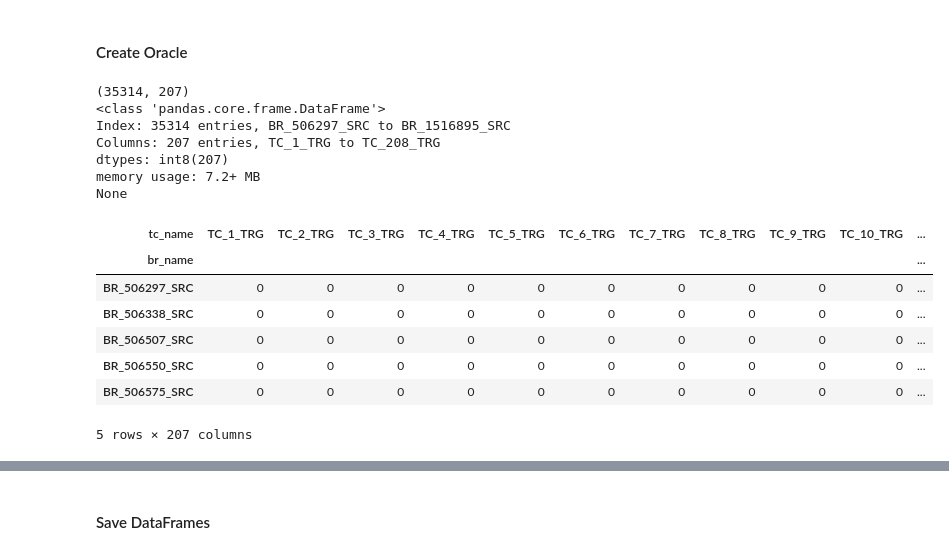
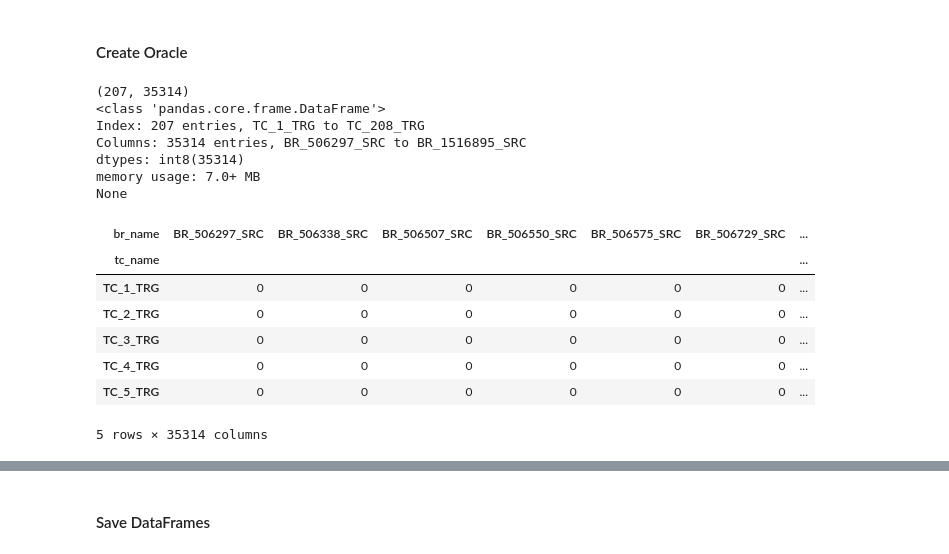
Before and after one commit to Pointpt/trace-link-recovery-study, a Jupyter notebook: scripts/input_proc_fx_v2.ipynb, the cells around one changed output, grey strips where cells are left out. Saved outputs shown, nothing was run; the diff lists cells and outputs as text; code cells hidden in the pictures.

```diff
--- a/scripts/input_proc_fx_v2.ipynb
+++ b/scripts/input_proc_fx_v2.ipynb
@@ -70,26 +70,26 @@ Num TCs: 207
 # %% [markdown]
 #### Create Oracle
 # %%
-ex_df = pd.DataFrame(index=bugreports.br_name, columns=testcases.tc_name, data=0, dtype='int8')
+ex_df = pd.DataFrame(index=testcases.tc_name, columns=bugreports.br_name, data=0, dtype='int8')
 print(ex_df.shape)
 print(ex_df.info())
 ex_df.head()
 # %% [output]
-(35314, 207)
+(207, 35314)
 <class 'pandas.core.frame.DataFrame'>
-Index: 35314 entries, BR_506297_SRC to BR_1516895_SRC
-Columns: 207 entries, TC_1_TRG to TC_208_TRG
-dtypes: int8(207)
-memory usage: 7.2+ MB
+Index: 207 entries, TC_1_TRG to TC_208_TRG
+Columns: 35314 entries, BR_506297_SRC to BR_1516895_SRC
+dtypes: int8(35314)
+memory usage: 7.0+ MB
 None
-| tc_name | TC_1_TRG | TC_2_TRG | TC_3_TRG | TC_4_TRG | TC_5_TRG | TC_6_TRG | TC_7_TRG | TC_8_TRG | TC_9_TRG | TC_10_TRG | ... |
-| br_name |  |  |  |  |  |  |  |  |  |  | ... |
-| BR_506297_SRC | 0 | 0 | 0 | 0 | 0 | 0 | 0 | 0 | 0 | 0 | ... |
-| BR_506338_SRC | 0 | 0 | 0 | 0 | 0 | 0 | 0 | 0 | 0 | 0 | ... |
-| BR_506507_SRC | 0 | 0 | 0 | 0 | 0 | 0 | 0 | 0 | 0 | 0 | ... |
-| BR_506550_SRC | 0 | 0 | 0 | 0 | 0 | 0 | 0 | 0 | 0 | 0 | ... |
-| BR_506575_SRC | 0 | 0 | 0 | 0 | 0 | 0 | 0 | 0 | 0 | 0 | ... |
+| br_name | BR_506297_SRC | BR_506338_SRC | BR_506507_SRC | BR_506550_SRC | BR_506575_SRC | BR_506729_SRC | ... |
+| tc_name |  |  |  |  |  |  | ... |
+| TC_1_TRG | 0 | 0 | 0 | 0 | 0 | 0 | ... |
+| TC_2_TRG | 0 | 0 | 0 | 0 | 0 | 0 | ... |
+| TC_3_TRG | 0 | 0 | 0 | 0 | 0 | 0 | ... |
+| TC_4_TRG | 0 | 0 | 0 | 0 | 0 | 0 | ... |
+| TC_5_TRG | 0 | 0 | 0 | 0 | 0 | 0 | ... |
-5 rows × 207 columns
+5 rows × 35314 columns
 # %%
 list_fversion_to_testday = [('48 Branch','20160603'),('48 Branch','20160624'),('48 Branch','20160708'),
                             ('49 Branch','20160722'),('49 Branch','20160812'),('49 Branch','20160826'),
```
Also changed, not shown: parts of 4 cells of this notebook, 10 other files.
